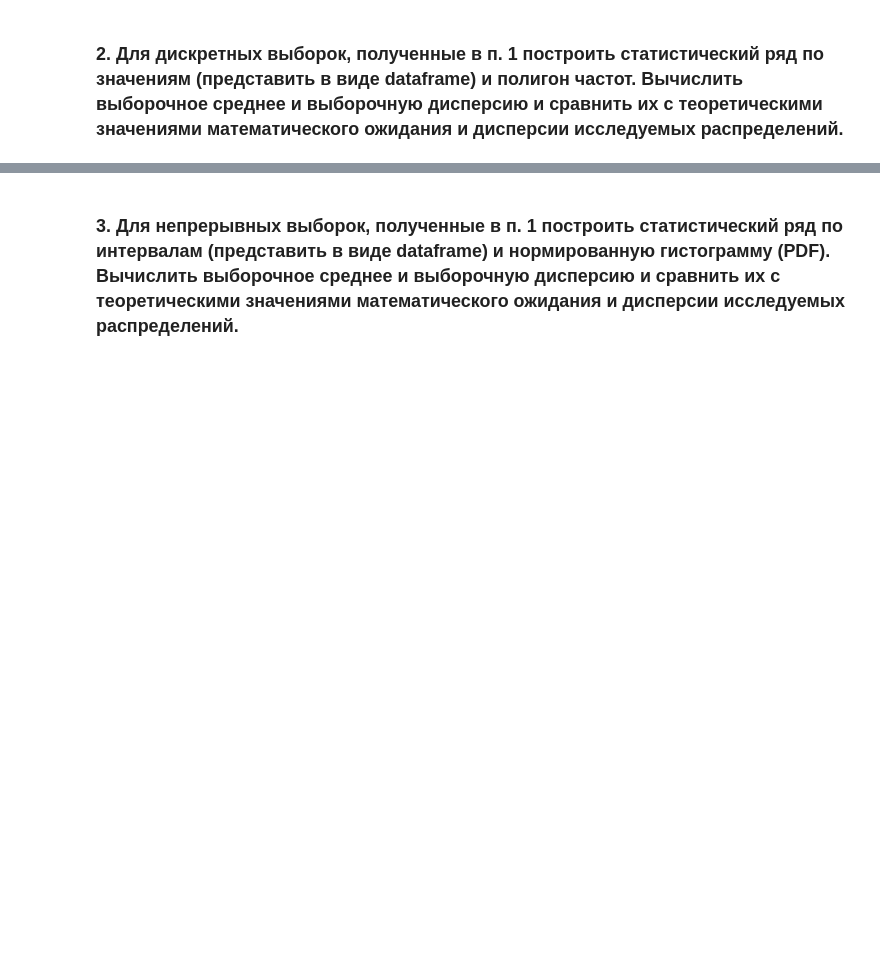
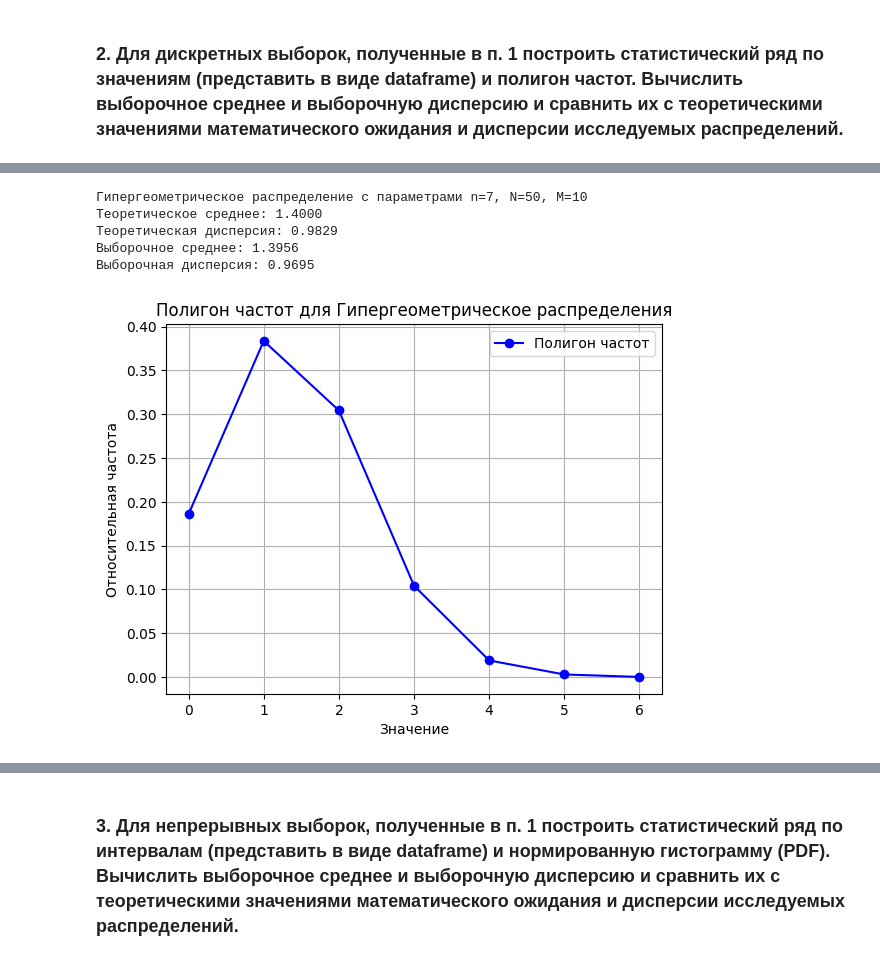
Before and after one commit to MimPe9/mmbionf, a Jupyter notebook: Homework2.ipynb, the cells around one changed output, grey strips where cells are left out. Cells and saved outputs as stored; diff of their text form; code cells hidden in the pictures; blank space fills up the shorter version.

```diff
--- a/Homework2.ipynb
+++ b/Homework2.ipynb
@@ -237,0 +166,15 @@ analyze_discrete_sample(
+# %%
+n, N, M = 7, 50, 10
+samples = np.random.hypergeometric(M, N-M, n, size=10000)
+df_hypergeom = analyze_discrete_distribution(
+    samples, "Гипергеометрическое", f"n={n}, N={N}, M={M}",
+    theoretical_mean=n*(M/N),
+    theoretical_var=n*(M/N)*(1-M/N)*((N-n)/(N-1))
+)
+# %% [output]
+Гипергеометрическое распределение с параметрами n=7, N=50, M=10
+Теоретическое среднее: 1.4000
+Теоретическая дисперсия: 0.9829
+Выборочное среднее: 1.3956
+Выборочная дисперсия: 0.9695
+[figure, added]
```
Also changed, not shown: parts of 16 cells of this notebook.
